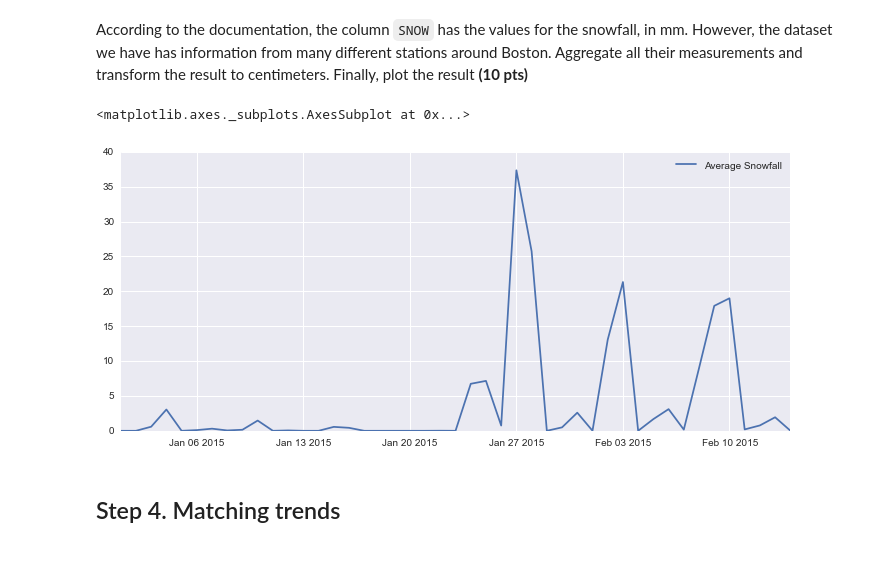
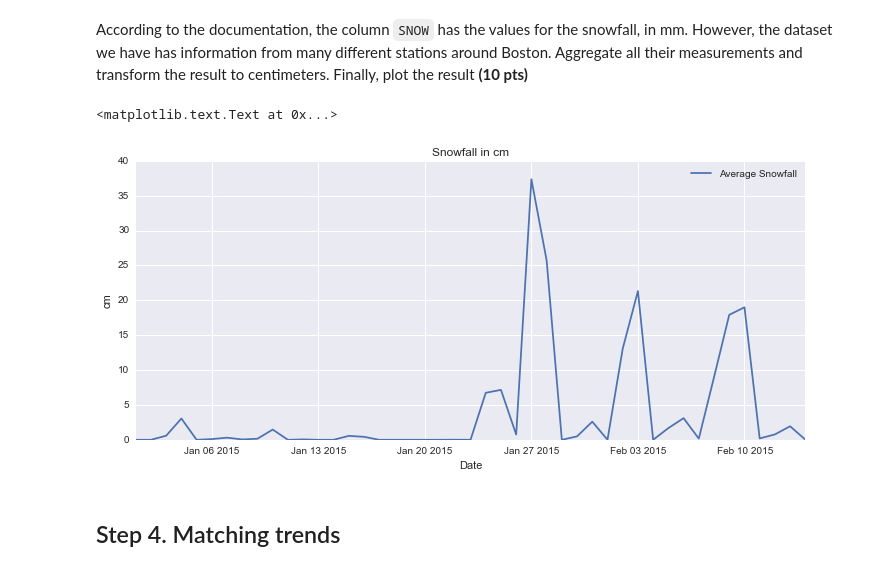
Before and after one commit to ctran25/spring-2015-homeworks, a Jupyter notebook: submissions/Homework-2/2.Pandas-in-Boston.ipynb, the cells around one changed output. Saved outputs shown, nothing was run; the diff lists cells and outputs as text; code cells hidden in the pictures.

```diff
--- a/submissions/Homework-2/2.Pandas-in-Boston.ipynb
+++ b/submissions/Homework-2/2.Pandas-in-Boston.ipynb
@@ -318,24 +308,27 @@ According to the documentation, the column `SNOW` has the values for the snowfal
 # %%
 # Write your code here
 snow_data.SNOW = snow_data.SNOW.apply(lambda d: d/10.0)
 snowOver = snow_data[snow_data.SNOW >= 0]
 snowOver = snowOver.groupby(snowOver.DATE.dt.date)
 
 snowfall = {}
 for dd, datas in snowOver:
     snowfall[dd] = datas.SNOW.mean()
 
 ind = sorted(snowfall.keys())
 
-snowf = pd.DataFrame.from_dict(sorted(snowfall.items()))
-snowf.index = ind
-snowf = snowf.drop([0],axis=1)
-snowf.columns = ["Average Snowfall"]
+snowFrame = pd.DataFrame.from_dict(sorted(snowfall.items()))
+snowFrame.index = ind
+snowFrame = snowFrame.drop([0],axis=1)
+snowFrame.columns = ["Average Snowfall"]
 
-snowf.plot(figsize=(12,5))
+snowPlot = snowFrame.plot(figsize=(12,5))
+snowPlot.set_title("Snowfall in cm")
+snowPlot.set_xlabel("Date")
+snowPlot.set_ylabel("cm")
 # %% [output]
-<matplotlib.axes._subplots.AxesSubplot at 0x...>
+<matplotlib.text.Text at 0x...>
-[figure, old version]
+[figure, new version]
 # %% [markdown]
 ## Step 4. Matching trends
 # %% [markdown]
```
Also changed, not shown: parts of 5 cells of this notebook.
